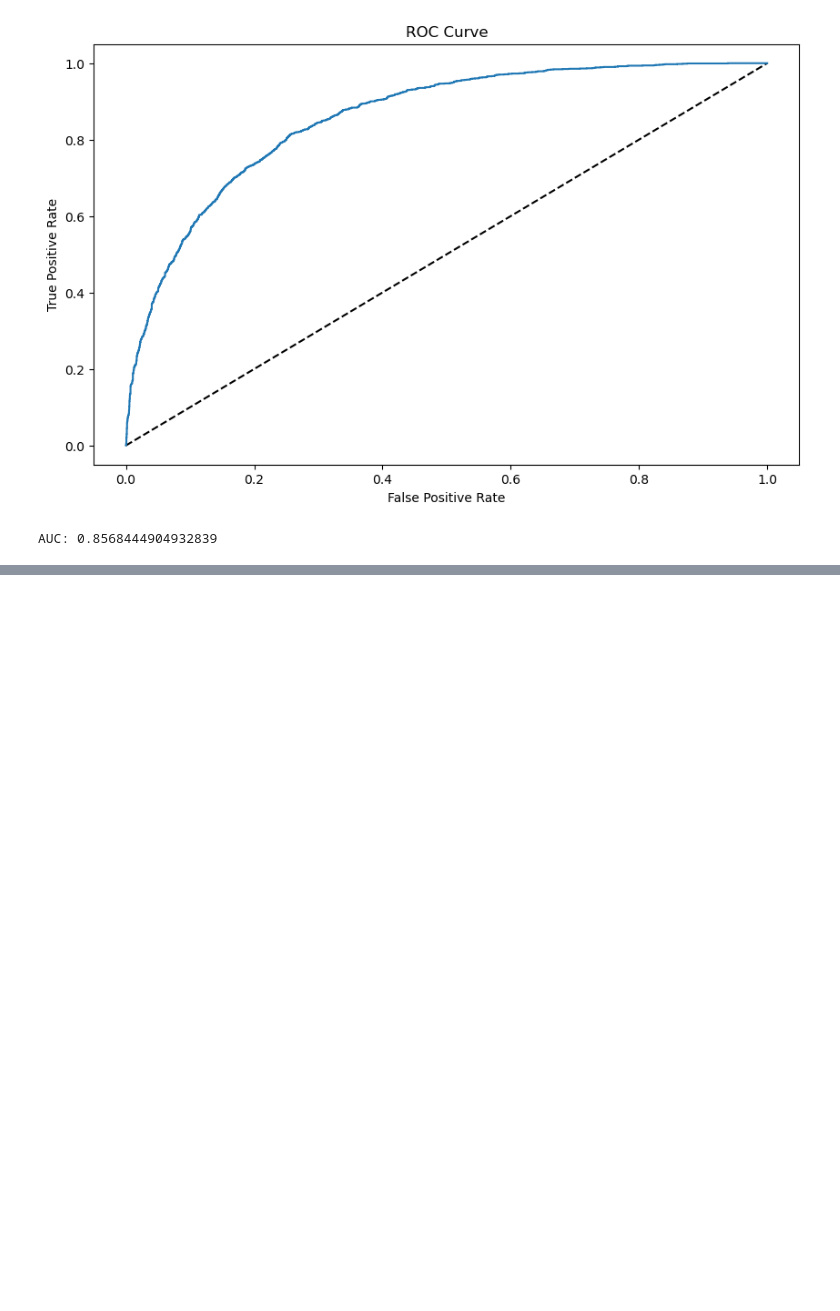
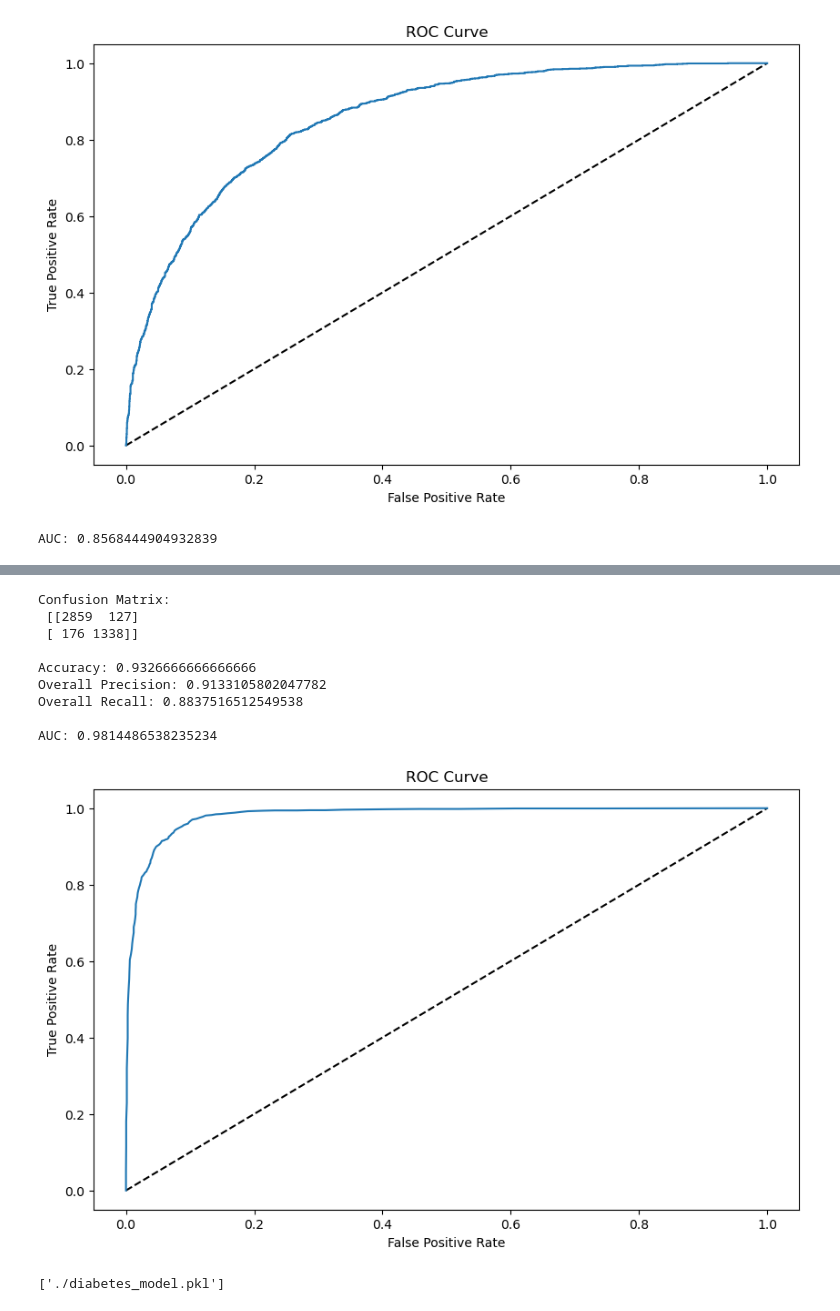
Before and after one commit to WizKnight/Machine-Learning-Challenge, a Jupyter notebook: Diabetes Data/diabetes.ipynb, the cells around one changed output, grey strips where cells are left out. Saved outputs shown, nothing was run; the diff lists cells and outputs as text; code cells hidden in the pictures; blank space fills up the shorter version.

```diff
--- a/Diabetes Data/diabetes.ipynb
+++ b/Diabetes Data/diabetes.ipynb
@@ -154,0 +245,10 @@ AUC: 0.8568444904932839
+# %%
+from sklearn.ensemble import RandomForestClassifier
+
+# Create preprocessing and training pipeline
+pipeline = Pipeline(steps=[('preprocessor', preprocessor),
+                           ('logregressor', RandomForestClassifier(n_estimators=100))])
+
+# fit the pipeline to train a random forest model on the training set
+model = pipeline.fit(X_train, (y_train))
+print (model)
@@ -154,0 +266,44 @@ AUC: 0.8568444904932839
+# %%
+predictions = model.predict(X_test)
+y_scores = model.predict_proba(X_test)
+cm = confusion_matrix(y_test, predictions)
+print ('Confusion Matrix:\n',cm, '\n')
+print('Accuracy:', accuracy_score(y_test, predictions))
+print("Overall Precision:",precision_score(y_test, predictions))
+print("Overall Recall:",recall_score(y_test, predictions))
+auc = roc_auc_score(y_test,y_scores[:,1])
+print('\nAUC: ' + str(auc))
+
+# calculate ROC curve
+fpr, tpr, thresholds = roc_curve(y_test, y_scores[:,1])
+
+# plot ROC curve
+fig = plt.figure(figsize=(10, 6))
+# Plot the diagonal 50% line
+plt.plot([0, 1], [0, 1], 'k--')
+# Plot the FPR and TPR achieved by our model
+plt.plot(fpr, tpr)
+plt.xlabel('False Positive Rate')
+plt.ylabel('True Positive Rate')
+plt.title('ROC Curve')
+plt.show()
+# %% [output]
+Confusion Matrix:
+ [[2859  127]
+ [ 176 1338]]
+
+Accuracy: 0.9326666666666666
+Overall Precision: 0.9133105802047782
+Overall Recall: 0.8837516512549538
+
+AUC: 0.9814486538235234
+[figure, added]
+# %%
+import joblib
+
+# Saving the model as pickle file
+
+filename = './diabetes_model.pkl'
+joblib.dump(model, filename)
+# %% [output]
+['./diabetes_model.pkl']
```
Also changed, not shown: parts of 9 cells of this notebook.
